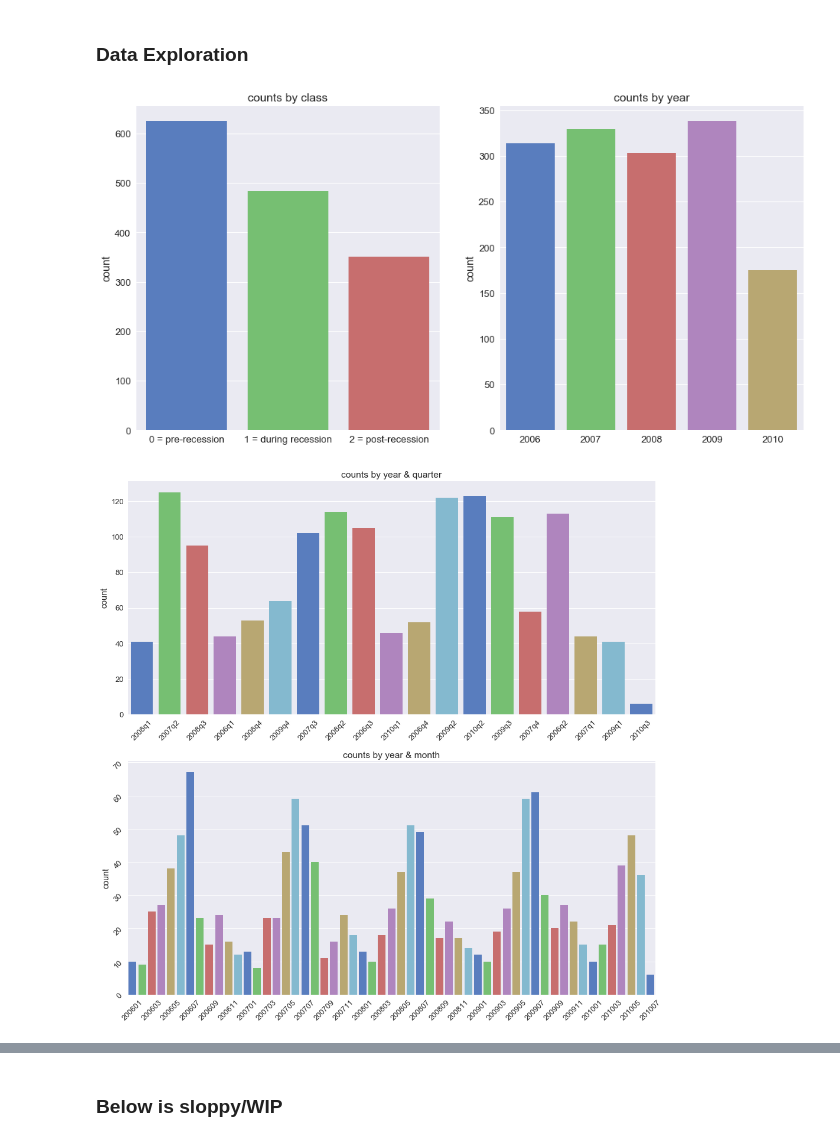
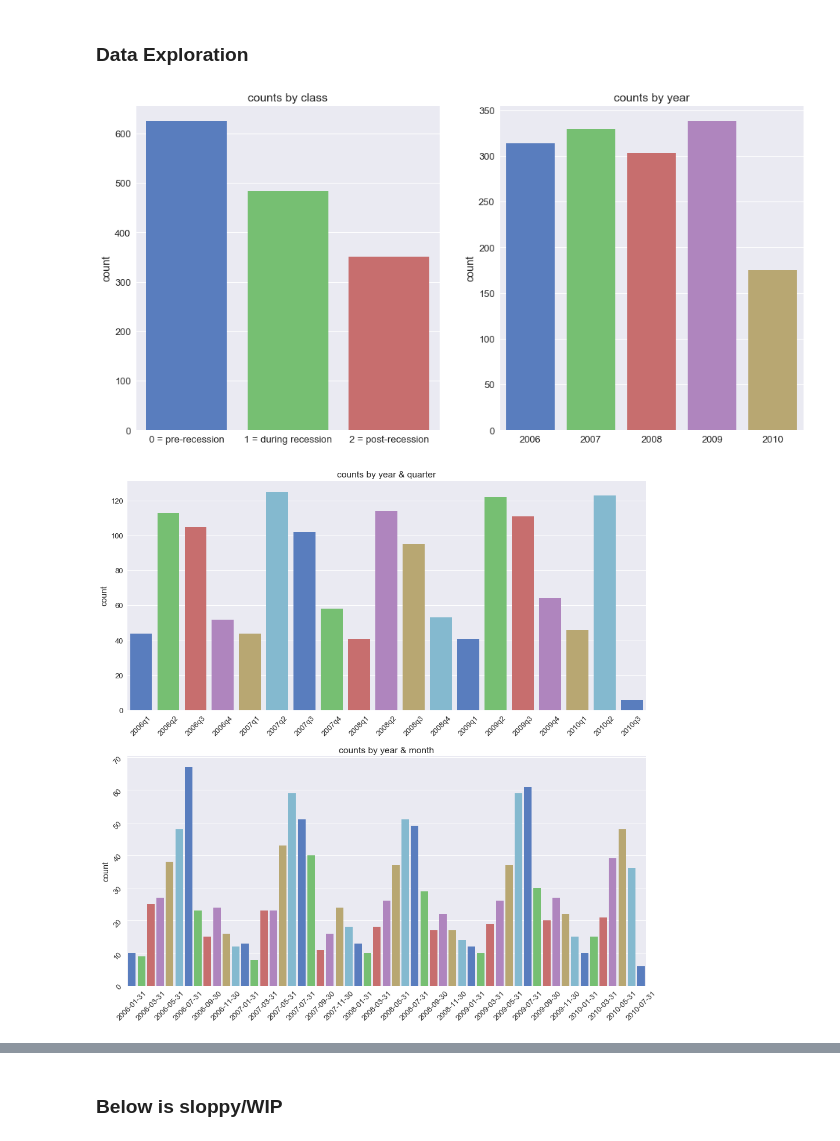
Before and after one commit to brianmcguckin/thinkful_unit_03_capstone, a Jupyter notebook: unit_03_capstone_v2.ipynb, the cells around one changed output, grey strips where cells are left out. Drawn from its saved outputs; the diff is of its cells as text; code cells hidden in the pictures.

```diff
--- a/unit_03_capstone_v2.ipynb
+++ b/unit_03_capstone_v2.ipynb
@@ -242,6 +242,14 @@ train['yrqtr_sold'] = train.yrsold.astype(
 
 #class column
 train['class_mult'] = train.apply(label_class, axis=1)
+# %%
+#better x labels
+xlabels_yrmo = pd.date_range(start='2006-01-01', periods=55, freq='M')
+#xlabels_yrmo = xlabels_yrmo.to_pydatetime()
+#xlabels_yrmo = xlabels_yrmo.dt.normalize()
+xlabels_yrmo = pd.Series(xlabels_yrmo)
+xlabels_yrmo = xlabels_yrmo.dt.date
+#xlabels_yrmo = xlabels_yrmo.apply(lambda x: x.strftime('%Y-%m-%d'))
 # %% [markdown]
 ### Data Exploration
 # %%
@@ -249,38 +257,43 @@ train['class_mult'] = train.apply(label_class, axis=1)
 plt.figure(figsize=(16,8))
 
 ax1 = plt.subplot(121)
-sns.countplot('class_mult', data=train)
+order1 = sorted(train.class_mult.unique())
+sns.countplot('class_mult', data=train, order=order1)
 ax1.set_xlabel('')
 ax1.set_xticklabels(['0 = pre-recession', '1 = during recession', '2 = post-recession'])
 plt.title('counts by class')
 
 ax2 = plt.subplot(122)
-sns.countplot('yrsold', data=train)
+order2 = sorted(train.yrsold.unique())
+sns.countplot('yrsold', data=train, order=order2)
 ax2.set_xlabel('')
 plt.title('counts by year')
 
 plt.show()
 
 plt.figure(figsize=(16,16))
 
 ax3 = plt.subplot(211)
-sns.countplot('yrqtr_sold', data=train, palette='muted')
+order3 = sorted(train.yrqtr_sold.unique())
+sns.countplot('yrqtr_sold', data=train, order=order3, palette='muted')
 ax3.set_xlabel('')
 plt.xticks(rotation=45)
 plt.title('counts by year & quarter')
 
 ax4 = plt.subplot(212)
-sns.countplot('yrmo_sold', data=train, palette='muted')
+order4 = sorted(train.yrmo_sold.unique())
+sns.countplot('yrmo_sold', data=train, order=order4, palette='muted')
 ax4.set_xlabel('')
 for label in ax4.get_xticklabels()[1::2]:
     label.set_visible(False)
 ax4.tick_params(labelrotation=45)
+ax4.set_xticklabels(xlabels_yrmo)
 plt.title('counts by year & month')
 
 plt.show()
 # %% [output]
 [figure]
-[figure, old version]
+[figure, new version]
 # %%
 #plot salesprice vs. different time variables
 plt.figure(figsize=(16,8))
```
Also changed, not shown: parts of 3 cells of this notebook.
